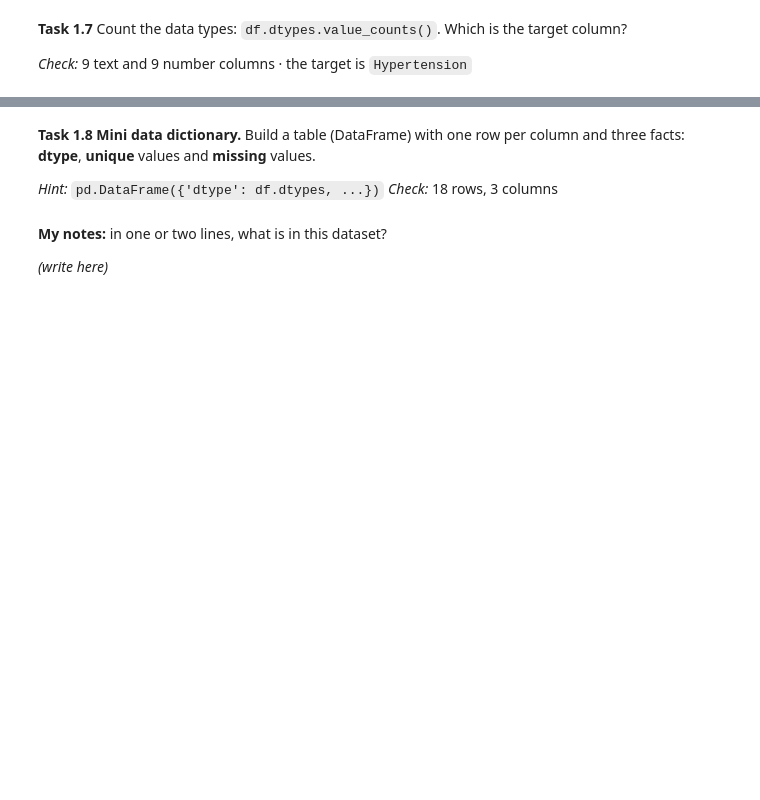
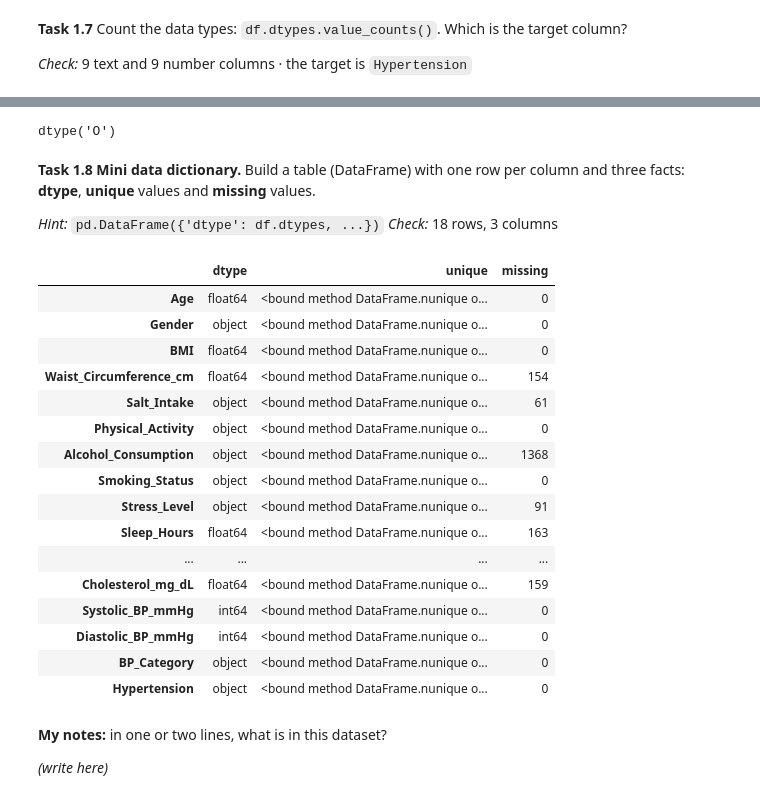
Before and after one commit to srisaikiran1020/workshop_4_27_10_26, a Jupyter notebook: Week5_Workshop_Pandas_Student.ipynb, the cells around one changed output, grey strips where cells are left out. Drawn from its saved outputs; the diff is of its cells as text; code cells hidden in the pictures; blank space fills up the shorter version.

Commit message:
did the data understanding

```diff
--- a/Week5_Workshop_Pandas_Student.ipynb
+++ b/Week5_Workshop_Pandas_Student.ipynb
@@ -101,13 +181,35 @@ df = pd.read_csv(...)
+# %%
+df['Hypertension'].dtype
+# %% [output]
+dtype('O')
 # %% [markdown]
 **Task 1.8 Mini data dictionary.** Build a table (DataFrame) with one row per column and three facts: **dtype**, **unique** values and **missing** values.
 
 *Hint:* `pd.DataFrame({'dtype': df.dtypes, ...})`  *Check:* 18 rows, 3 columns
 # %%
 pd.DataFrame({
-    'dtype': ...,
-    'unique': ...,
-    'missing': ...
+    'dtype': df.dtypes,
+    'unique': df.nunique,
+    'missing': df.isnull().sum()
 })
+# %% [output]
+|  | dtype | unique | missing |
+| Age | float64 | <bound method DataFrame.nunique o... | 0 |
+| Gender | object | <bound method DataFrame.nunique o... | 0 |
+| BMI | float64 | <bound method DataFrame.nunique o... | 0 |
+| Waist_Circumference_cm | float64 | <bound method DataFrame.nunique o... | 154 |
+| Salt_Intake | object | <bound method DataFrame.nunique o... | 61 |
+| Physical_Activity | object | <bound method DataFrame.nunique o... | 0 |
+| Alcohol_Consumption | object | <bound method DataFrame.nunique o... | 1368 |
+| Smoking_Status | object | <bound method DataFrame.nunique o... | 0 |
+| Stress_Level | object | <bound method DataFrame.nunique o... | 91 |
+| Sleep_Hours | float64 | <bound method DataFrame.nunique o... | 163 |
+| ... | ... | ... | ... |
+| Cholesterol_mg_dL | float64 | <bound method DataFrame.nunique o... | 159 |
+| Systolic_BP_mmHg | int64 | <bound method DataFrame.nunique o... | 0 |
+| Diastolic_BP_mmHg | int64 | <bound method DataFrame.nunique o... | 0 |
+| BP_Category | object | <bound method DataFrame.nunique o... | 0 |
+| Hypertension | object | <bound method DataFrame.nunique o... | 0 |
 # %% [markdown]
 **My notes:** in one or two lines, what is in this dataset?
 
```
Also changed, not shown: parts of 21 cells of this notebook.
